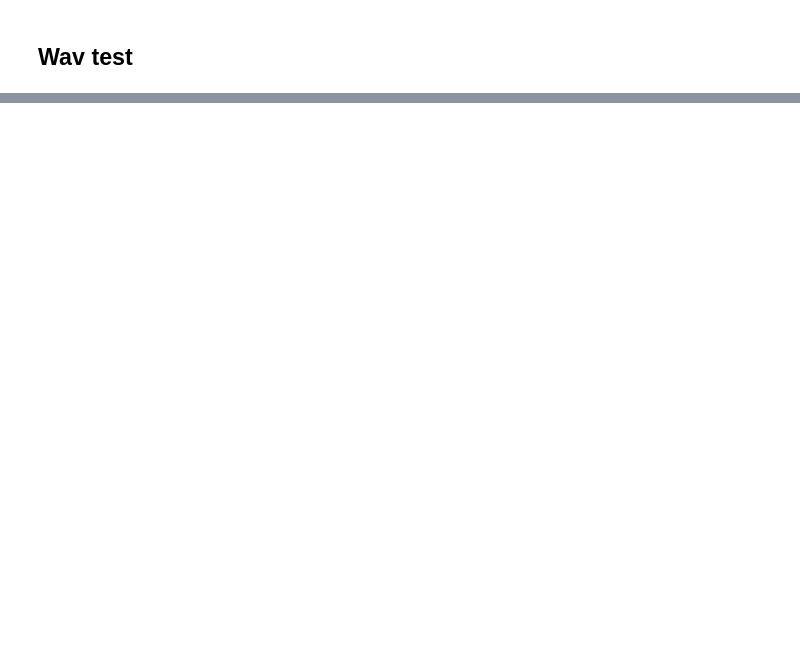
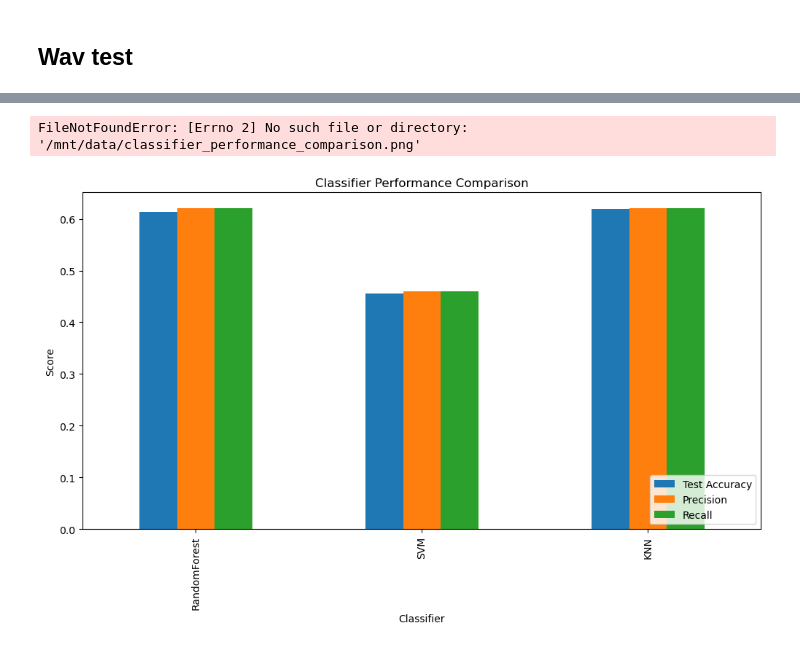
Before and after one commit to qtakmalay/JupyterProjects, a Jupyter notebook: ML and PC/Task3_final.ipynb, the cells around one changed output, grey strips where cells are left out. Cells and saved outputs as stored; diff of their text form; code cells hidden in the pictures; blank space fills up the shorter version.

```diff
--- a/ML and PC/Task3_final.ipynb
+++ b/ML and PC/Task3_final.ipynb
@@ -478,0 +959,25 @@ print(classification_report(true_labels, pred_labels, target_names=label_encoder
+# %%
+# Classifier performance comparison
+classifiers = ['RandomForest', 'SVM', 'KNN']
+test_accuracies = [0.614, 0.455, 0.619]
+precision_scores = [0.62, 0.46, 0.62]
+recall_scores = [0.62, 0.46, 0.62]
+
+df_comparison = pd.DataFrame({
+    'Classifier': classifiers,
+    'Test Accuracy': test_accuracies,
+    'Precision': precision_scores,
+    'Recall': recall_scores
+})
+
+df_comparison.set_index('Classifier', inplace=True)
+df_comparison.plot(kind='bar', figsize=(12, 6))
+plt.title('Classifier Performance Comparison')
+plt.xlabel('Classifier')
+plt.ylabel('Score')
+plt.legend(loc='lower right')
+plt.savefig('/mnt/data/classifier_performance_comparison.png')
+plt.show()
+# %% [output]
+FileNotFoundError: [Errno 2] No such file or directory: '/mnt/data/classifier_performance_comparison.png'
+[figure, added]
```
Also changed, not shown: parts of 17 cells of this notebook, 3 other files.
